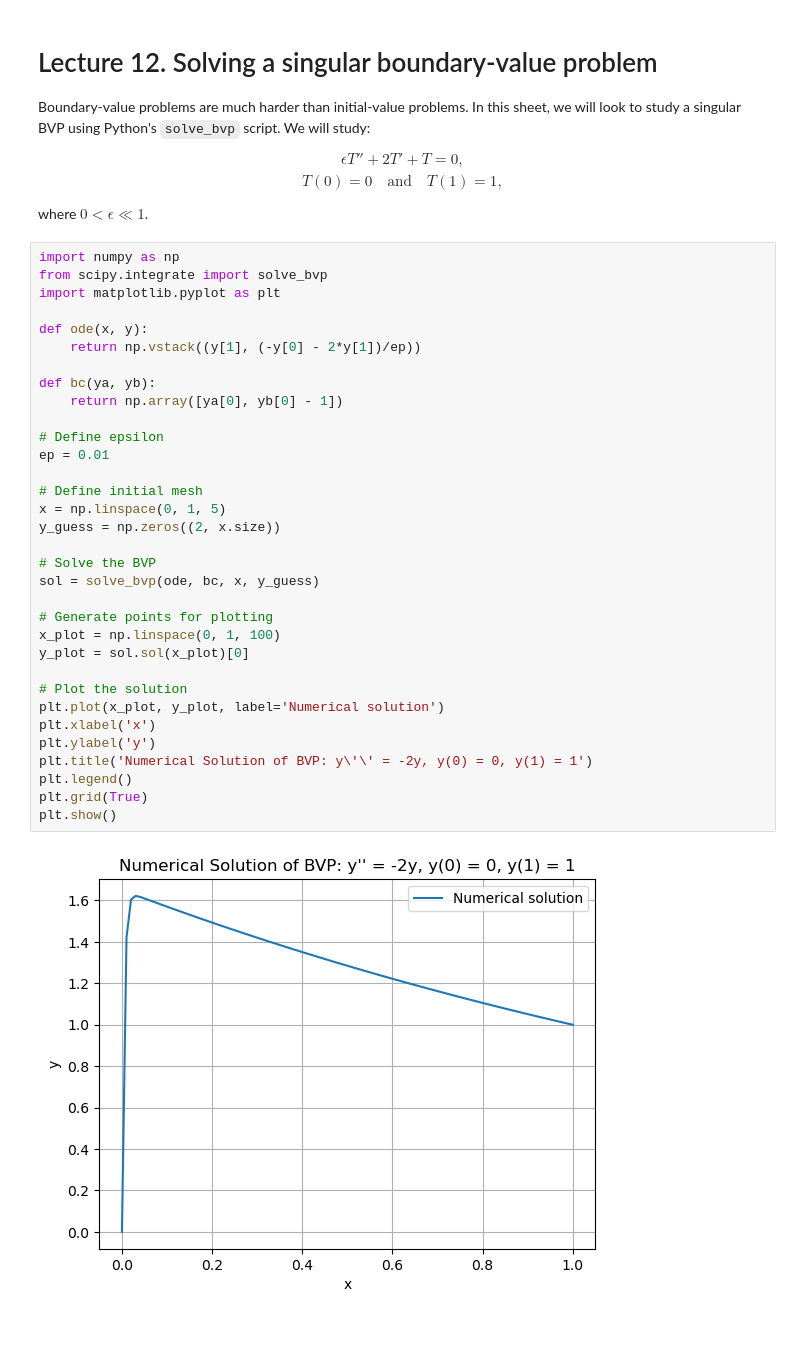
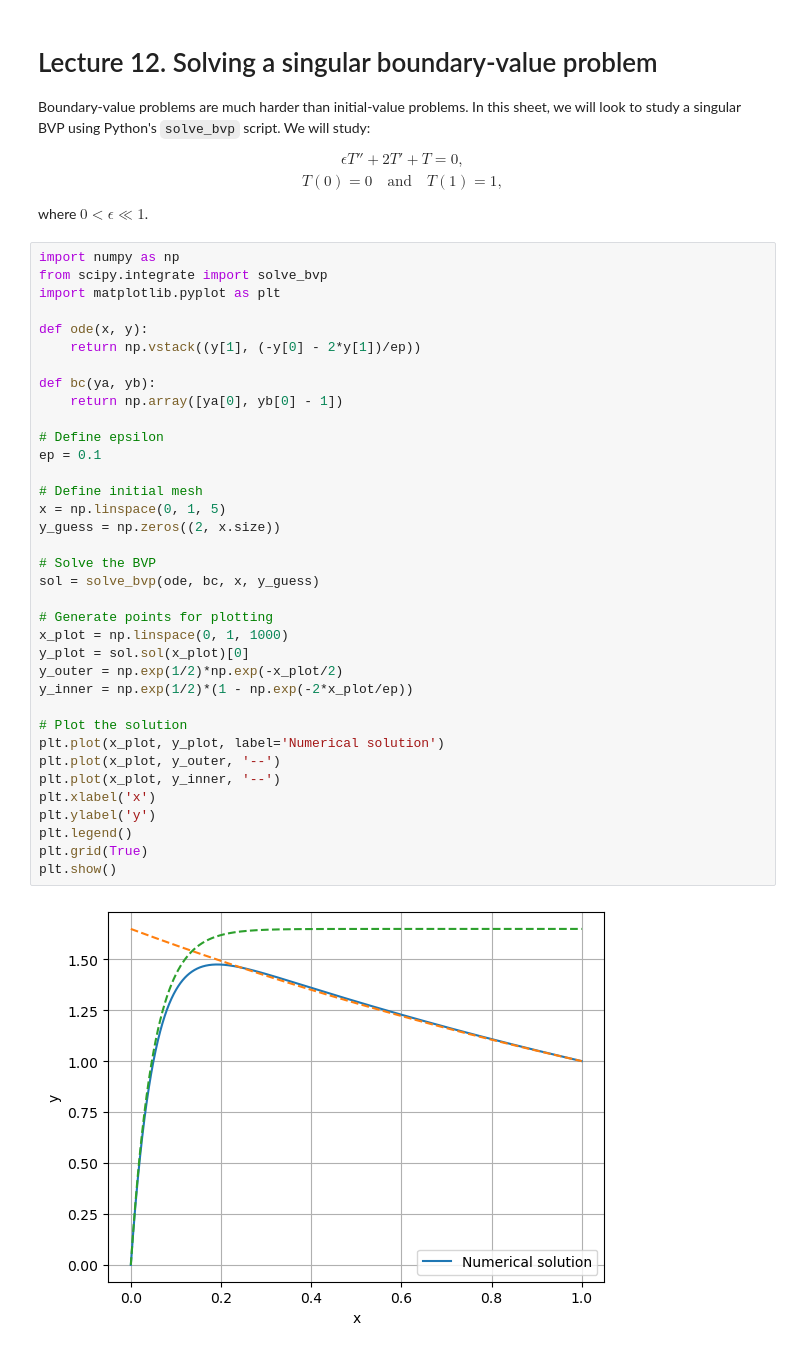
Before and after one commit to trinh/ma30287-codes, a Jupyter notebook: lectures/lecture12-SolvingBVPs.ipynb, the cells around one changed output. Drawn from its saved outputs; the diff is of its cells as text.

```diff
--- a/lectures/lecture12-SolvingBVPs.ipynb
+++ b/lectures/lecture12-SolvingBVPs.ipynb
@@ -11,34 +11,37 @@ where $0 < \epsilon \ll 1$.
 import numpy as np
 from scipy.integrate import solve_bvp
 import matplotlib.pyplot as plt
 
 def ode(x, y):
     return np.vstack((y[1], (-y[0] - 2*y[1])/ep))
 
 def bc(ya, yb):
     return np.array([ya[0], yb[0] - 1])
 
 # Define epsilon
-ep = 0.01
+ep = 0.1
 
 # Define initial mesh
 x = np.linspace(0, 1, 5)
 y_guess = np.zeros((2, x.size))
 
 # Solve the BVP
 sol = solve_bvp(ode, bc, x, y_guess)
 
 # Generate points for plotting
-x_plot = np.linspace(0, 1, 100)
+x_plot = np.linspace(0, 1, 1000)
 y_plot = sol.sol(x_plot)[0]
+y_outer = np.exp(1/2)*np.exp(-x_plot/2)
+y_inner = np.exp(1/2)*(1 - np.exp(-2*x_plot/ep))
 
 # Plot the solution
 plt.plot(x_plot, y_plot, label='Numerical solution')
+plt.plot(x_plot, y_outer, '--')
+plt.plot(x_plot, y_inner, '--')
 plt.xlabel('x')
 plt.ylabel('y')
-plt.title('Numerical Solution of BVP: y\'\' = -2y, y(0) = 0, y(1) = 1')
 plt.legend()
 plt.grid(True)
 plt.show()
 # %% [output]
-[figure, old version]
+[figure, new version]
```
Also changed, not shown: 3 other files.
